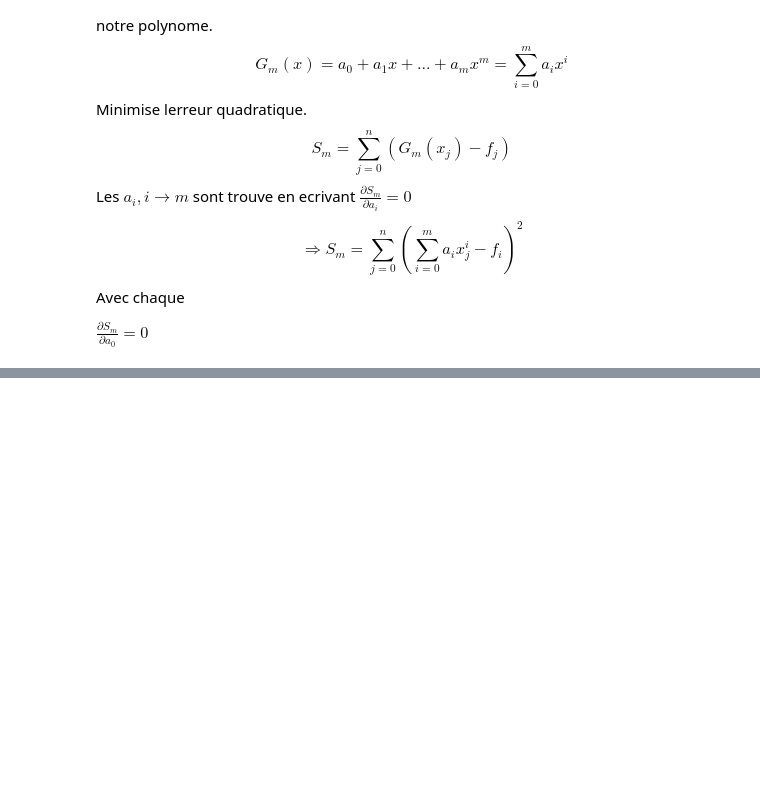
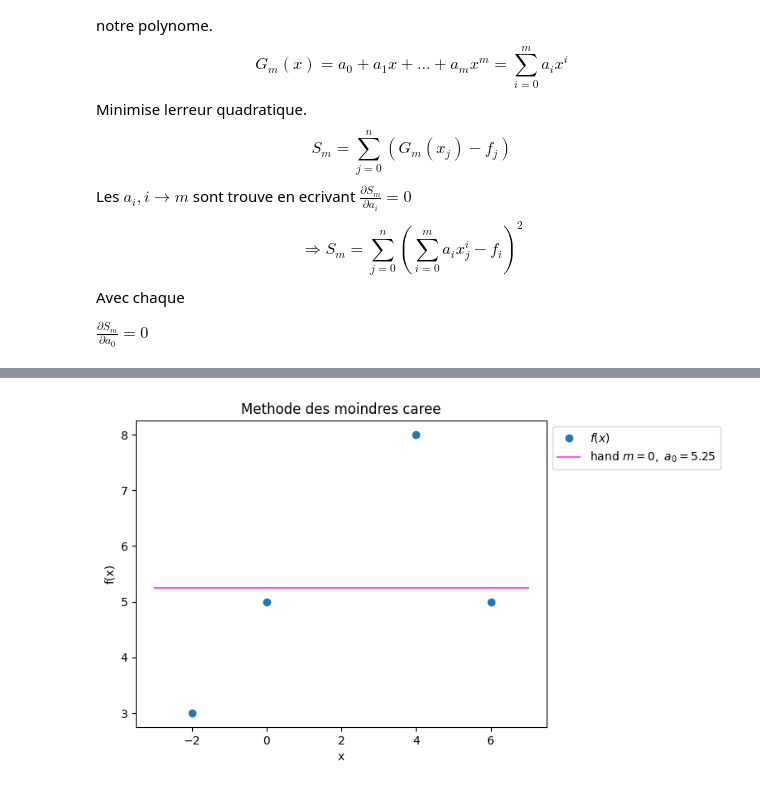
Before and after one commit to erdicn/MathNum, a Jupyter notebook: InterpolationPolynomiale/interpolation.ipynb, the cells around one changed output, grey strips where cells are left out. Drawn from its saved outputs; the diff is of its cells as text; code cells hidden in the pictures; blank space fills up the shorter version.

```diff
--- a/InterpolationPolynomiale/interpolation.ipynb
+++ b/InterpolationPolynomiale/interpolation.ipynb
@@ -412,17 +408,18 @@ $$
 def MyPolynomeDeLangrangeF_x(x):
     return 5 + 5*x/4 + x*x/24 - x*x*x/24
 
-data = [(-2, 3), (0, 5), (4,8), (6, 5)]
-x  = [i[0] for i in data ]
-fx = [i[1] for i in data ]
+data_TD1 = [(-2, 3), (0, 5), (4,8), (6, 5)]
+x  = [i[0] for i in data_TD1 ]
+fx = [i[1] for i in data_TD1 ]
 plt.scatter(x, fx, label = "$f(x)$")
 
-test_x = np.linspace(-3, 7, 20)
-plt.plot(test_x, MyPolynomeDeLangrangeF_x(test_x), alpha= 1, color = "green", label = "hand " + r"$F(x) = 5 + \frac{5}{4}x + \frac{1}{24}x^2 -\frac{1}{24} x^3 $", linestyle = ":")
+# Question 1
+x_interval = np.linspace(-3, 7, 20)
+plt.plot(x_interval, MyPolynomeDeLangrangeF_x(x_interval), alpha= 1, color = "green", label = "hand " + r"$F(x) = 5 + \frac{5}{4}x + \frac{1}{24}x^2 -\frac{1}{24} x^3 $", linestyle = ":")
 
-num_cal_L = LangragePolynomial(data, len(data))
+num_cal_L = LangragePolynomial(data_TD1, len(data_TD1))
 print(num_cal_L)
-plt.plot(test_x, ListToFunction(num_cal_L, test_x), alpha = 0.5, color = "magenta", label = "num $F(x) = " + ListToStr(num_cal_L) + "$", linestyle = "--")
+plt.plot(x_interval, ListToFunction(num_cal_L, x_interval), alpha = 0.5, color = "magenta", label = "num $F(x) = " + ListToStr(num_cal_L) + "$", linestyle = "--")
 
 plt.xlabel('x')
 plt.ylabel("f(x)")
@@ -449,0 +522,17 @@ $\frac{\partial S_m}{\partial a_0} = 0$
+# %%
+a_0 = 5.25
+G_0 = [a_0]
+x_TD1  = [i[0] for i in data_TD1 ]
+fx_TD1 = [i[1] for i in data_TD1 ]
+plt.scatter(x_TD1, fx_TD1, label = "$f(x)$")
+
+plt.plot(x_interval, [ListToFunction(G_0, i) for i in x_interval], alpha = 0.7, color = "magenta", label = r"hand $m=0,\; a_0 = 5.25$")
+
+plt.xlabel('x')
+plt.ylabel("f(x)")
+plt.title("Methode des moindres caree")
+plt.legend(bbox_to_anchor=(1.0, 1.0), loc='upper left')
+plt.show()
+plt.close()
+# %% [output]
+[figure, added]
```
Also changed, not shown: parts of 22 cells of this notebook.
